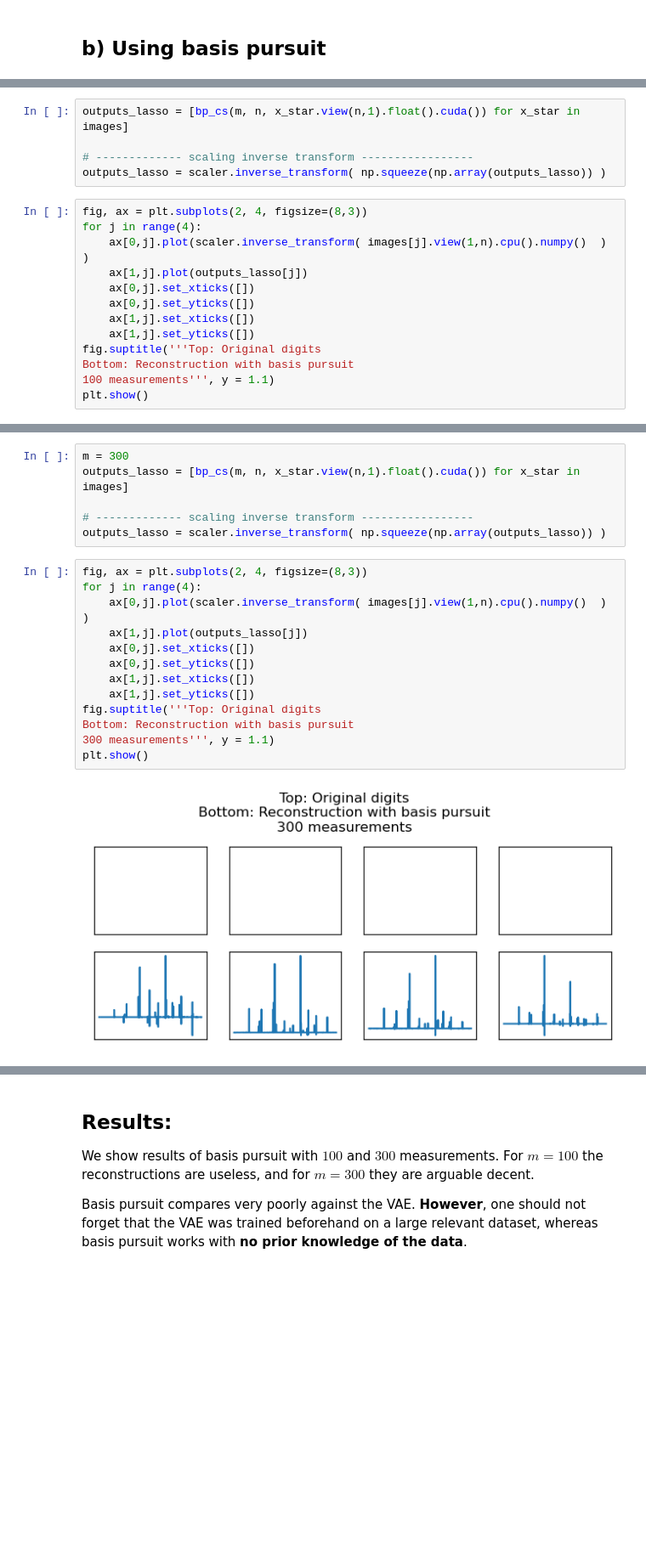
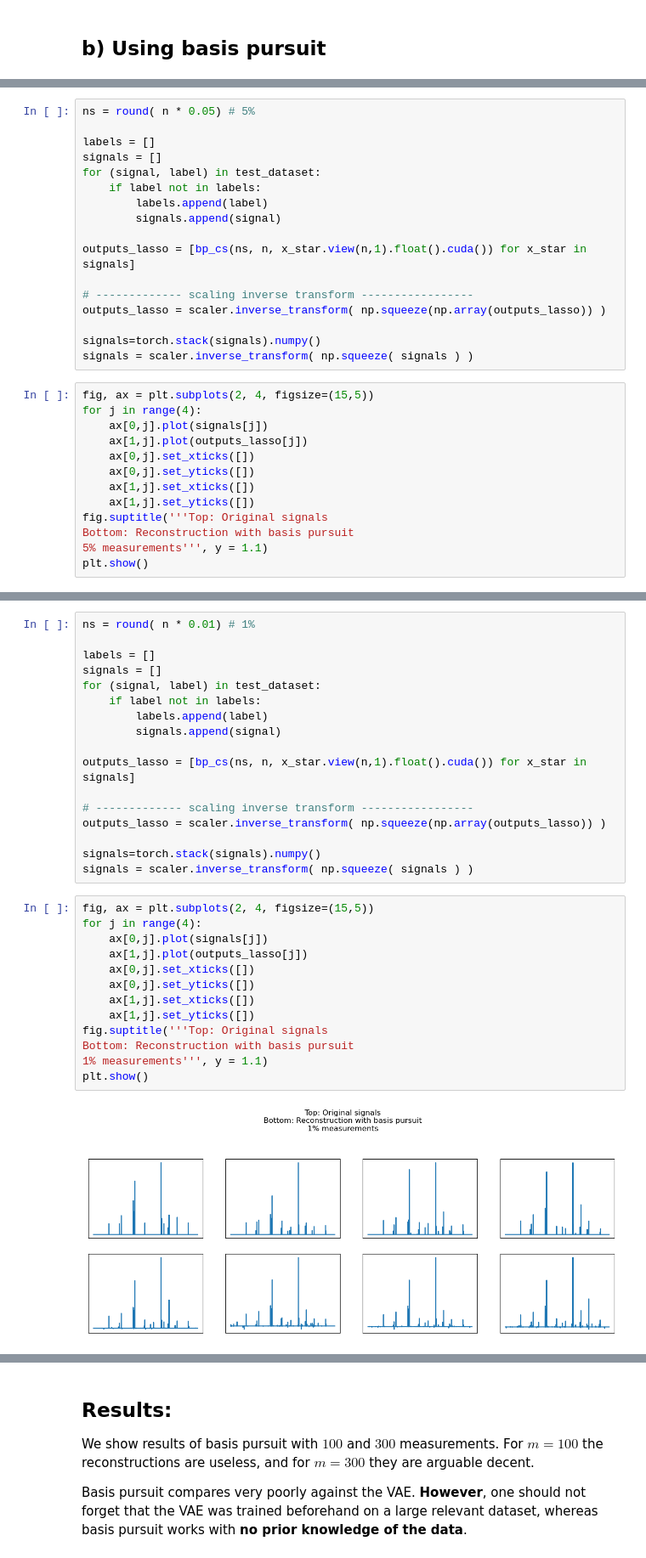
Before and after one commit to zhangys11/cs1, a Jupyter notebook: notebooks/Compressed Sensing - VAE - Vintage.ipynb, the cells around one changed output, grey strips where cells are left out. Shown at 85% size. Drawn from its saved outputs; the diff is of its cells as text; blank space fills up the shorter version.

```diff
--- a/notebooks/Compressed Sensing - VAE - Vintage.ipynb
+++ b/notebooks/Compressed Sensing - VAE - Vintage.ipynb
@@ -493,21 +505,33 @@ def bp_cs(m, n, x_star):
 
     return bp_reconstruct(n, A, y)
 # %%
-outputs_lasso = [bp_cs(m, n, x_star.view(n,1).float().cuda()) for x_star in images]
+ns = round( n * 0.05) # 5%
+
+labels = []
+signals = []
+for (signal, label) in test_dataset:
+    if label not in labels:
+        labels.append(label)
+        signals.append(signal)
+
+outputs_lasso = [bp_cs(ns, n, x_star.view(n,1).float().cuda()) for x_star in signals]
 
 # ------------- scaling inverse transform -----------------
 outputs_lasso = scaler.inverse_transform( np.squeeze(np.array(outputs_lasso)) )
+
+signals=torch.stack(signals).numpy()
+signals = scaler.inverse_transform( np.squeeze( signals ) )
 # %%
-fig, ax = plt.subplots(2, 4, figsize=(8,3))
+fig, ax = plt.subplots(2, 4, figsize=(15,5))
 for j in range(4):
-    ax[0,j].plot(scaler.inverse_transform( images[j].view(1,n).cpu().numpy()  ) )
+    ax[0,j].plot(signals[j])
     ax[1,j].plot(outputs_lasso[j])
     ax[0,j].set_xticks([])
     ax[0,j].set_yticks([])
     ax[1,j].set_xticks([])
     ax[1,j].set_yticks([])
-fig.suptitle('''Top: Original digits
+fig.suptitle('''Top: Original signals
 Bottom: Reconstruction with basis pursuit
-100 measurements''', y = 1.1)
+5% measurements''', y = 1.1)
 plt.show()
 # %% [output]
@@ -515,21 +539,32 @@ plt.show()
 # %%
-m = 300
-outputs_lasso = [bp_cs(m, n, x_star.view(n,1).float().cuda()) for x_star in images]
+ns = round( n * 0.01) # 1%
+
+labels = []
+signals = []
+for (signal, label) in test_dataset:
+    if label not in labels:
+        labels.append(label)
+        signals.append(signal)
+
+outputs_lasso = [bp_cs(ns, n, x_star.view(n,1).float().cuda()) for x_star in signals]
 
 # ------------- scaling inverse transform -----------------
 outputs_lasso = scaler.inverse_transform( np.squeeze(np.array(outputs_lasso)) )
+
+signals=torch.stack(signals).numpy()
+signals = scaler.inverse_transform( np.squeeze( signals ) )
 # %%
-fig, ax = plt.subplots(2, 4, figsize=(8,3))
+fig, ax = plt.subplots(2, 4, figsize=(15,5))
 for j in range(4):
-    ax[0,j].plot(scaler.inverse_transform( images[j].view(1,n).cpu().numpy()  ) )
+    ax[0,j].plot(signals[j])
     ax[1,j].plot(outputs_lasso[j])
     ax[0,j].set_xticks([])
     ax[0,j].set_yticks([])
     ax[1,j].set_xticks([])
     ax[1,j].set_yticks([])
-fig.suptitle('''Top: Original digits
+fig.suptitle('''Top: Original signals
 Bottom: Reconstruction with basis pursuit
-300 measurements''', y = 1.1)
+1% measurements''', y = 1.1)
 plt.show()
 # %% [output]
-[figure, old version]
+[figure, new version]
```
Also changed, not shown: parts of 19 cells of this notebook.
